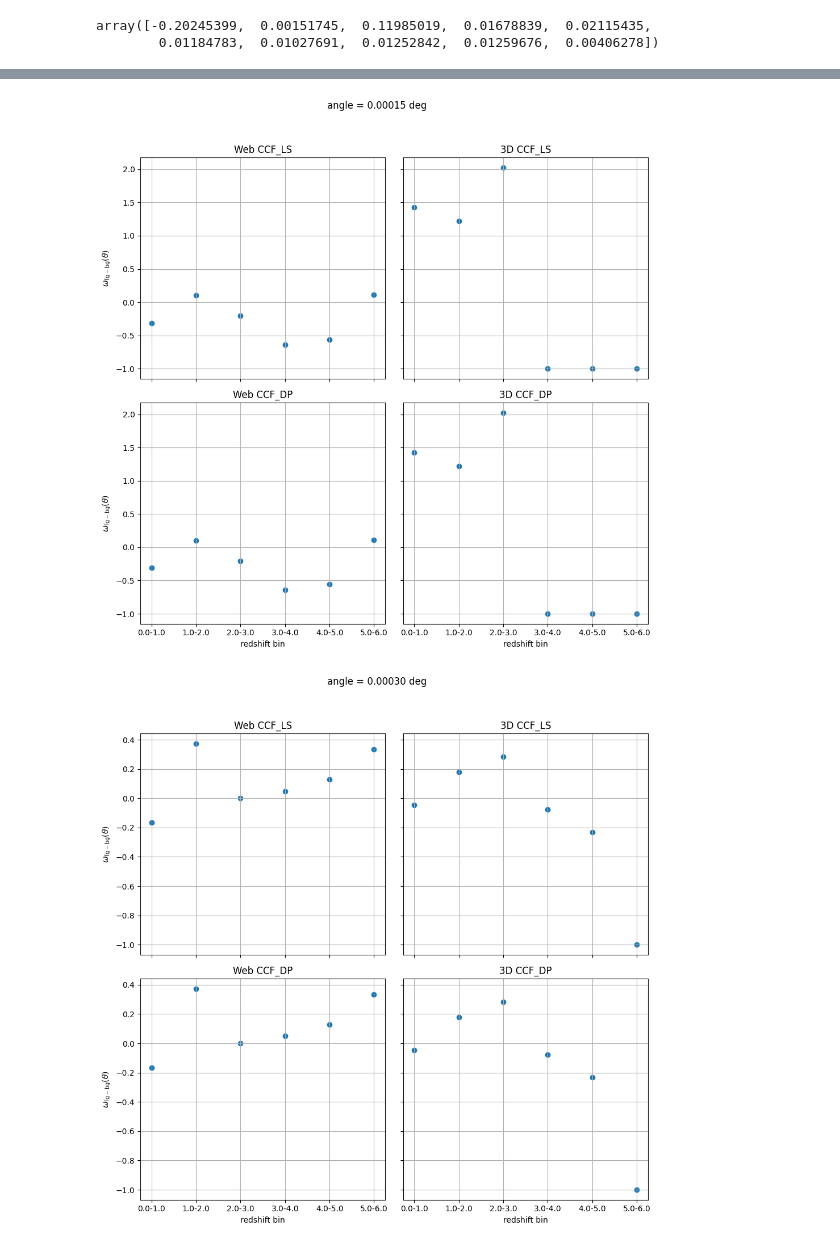
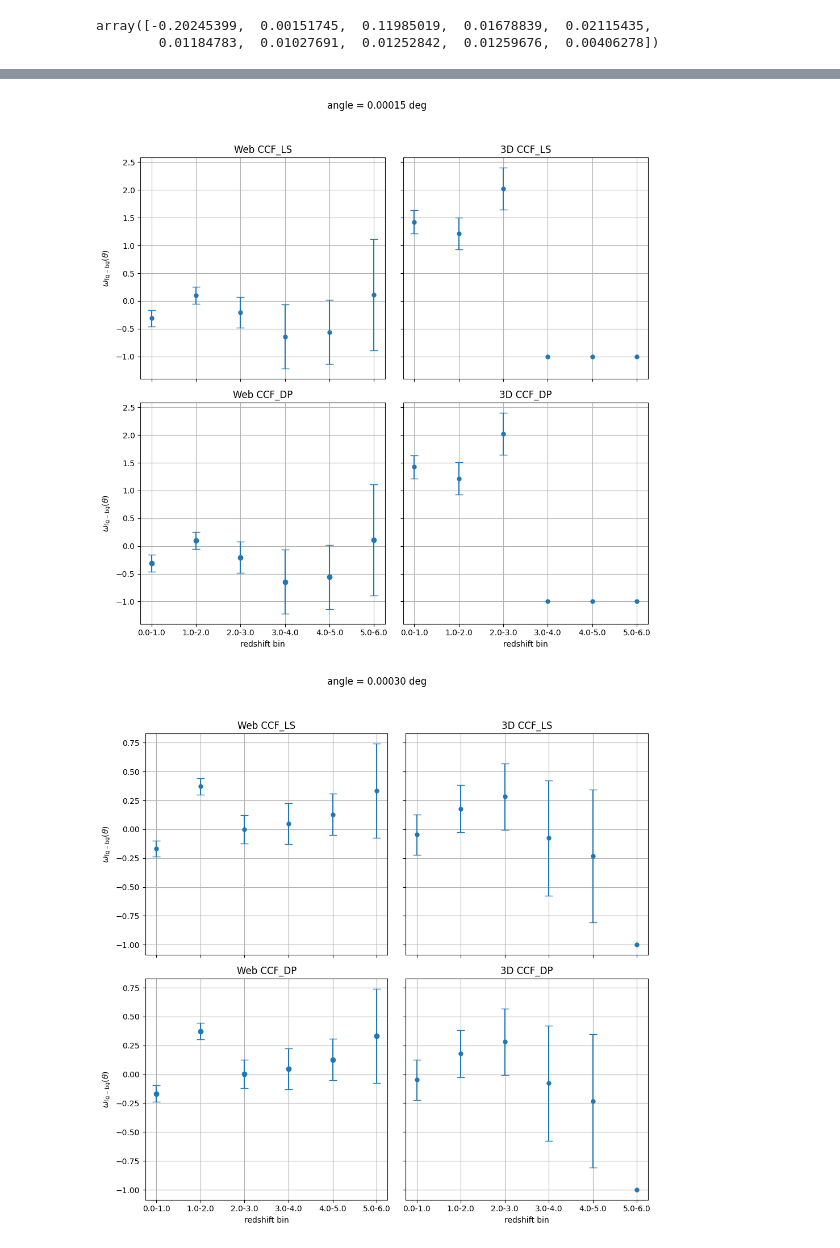
Before and after one commit to AndreasSvaerke/Mastercode_new, a Jupyter notebook: Yet_Another_Wizz.ipynb, the cells around one changed output, grey strips where cells are left out. Saved outputs shown, nothing was run; the diff lists cells and outputs as text; code cells hidden in the pictures.

```diff
--- a/Yet_Another_Wizz.ipynb
+++ b/Yet_Another_Wizz.ipynb
@@ -505,7 +281,9 @@ plt.title('Web CCF_DP')
 sep = [0.9, 0.8, 0.7, 0.6, 0.5, 0.4]
 for i in range(len(z_bins)):
     z=z_bins[i]
-    plt.plot(theta_Web['CCF_DP'][z].to('deg').value*sep[i], Omega_Web['CCF_DP'][z],label=z)
+    plt.errorbar(theta_Web['CCF_DP'][z].to('deg').value*sep[i], Omega_Web['CCF_DP'][z],
+            yerr=Error_Web['CCF_DP'][z], fmt='o', ms=10,capsize=5, label=z)
+
     plt.hlines(0.0, 0.9*theta_Web['CCF_DP'][z].min().to('deg').value,
                 1.1*theta_Web['CCF_DP'][z].max().to('deg').value,
                 linestyle='dotted',color='black')
@@ -519,8 +297,8 @@ plt.subplot(1,2,2)
 plt.title('3D CCF_DP')
 for i in range(len(z_bins)):
     z=z_bins[i]
-    plt.plot(theta_3D['CCF_DP'][z].to('deg').value*sep[i], Omega_3D['CCF_DP'][z], label=z)
-
+    plt.errorbar(theta_3D['CCF_DP'][z].to('deg').value*sep[i], Omega_3D['CCF_DP'][z],
+            yerr=Error_3D['CCF_DP'][z], fmt='o', ms=10,capsize=5, label=z)
 
     plt.hlines(0.0, 0.9*theta_3D['CCF_DP'][z].min().to('deg').value,
                 1.1*theta_3D['CCF_DP'][z].max().to('deg').value,
@@ -572,33 +321,64 @@ for angle in range(len(angles)):
+# %%
+def extract_values_errors(Omega, Error, z_bins, angles):
+    values_DP, values_LS = [], []
+    errors_DP, errors_LS = [], []
+    for angle in range(len(angles)):
+        value_DP, value_LS = [], []
+        error_DP, error_LS = [], []
+        for z in z_bins:
+            value_DP.append(Omega['CCF_DP'][z][angle])
+            value_LS.append(Omega['CCF_LS'][z][angle])
+            error_DP.append(Error['CCF_DP'][z][angle])
+            error_LS.append(Error['CCF_LS'][z][angle])
+
+        values_DP.append(value_DP)
+        values_LS.append(value_DP)
+        errors_DP.append(error_DP)
+        errors_LS.append(error_DP)
+    return values_DP, values_LS, errors_DP, errors_LS
+
+values_web_DP, values_web_LS, errors_web_DP, errors_web_LS = extract_values_errors(
+    Omega_Web, Error_Web, z_bins, angles
+)
+
+values_3D_DP, values_3D_LS, errors_3D_DP, errors_3D_LS = extract_values_errors(
+    Omega_3D, Error_3D, z_bins, angles
+)
 # %%
 for j in range(len(values_web_DP)):
     fig, axes = plt.subplots(2, 2, figsize=(10,10), sharey=True)
     fig.suptitle(f'angle = {angles[j]:.5f} deg')
 
     axes[0,0].set_title('Web CCF_LS')
     #axes[0,0].set_xlabel('redshift bin')
     axes[0,0].set_ylabel(r'$\omega_{\rm fg-bg}(\theta)$')
-    axes[0,0].scatter(z_bins, values_web_LS[j])
+    axes[0,0].errorbar(z_bins, values_web_LS[j],
+            yerr=errors_web_LS[j], fmt='.', ms=10,capsize=5, label=z)
     axes[0,0].tick_params(labelbottom=False)
     axes[0,0].grid()
 
     axes[0,1].set_title('3D CCF_LS')
     #axes[0,1].set_xlabel('redshift bin')
-    axes[0,1].scatter(z_bins, values_3D_LS[j])
+    axes[0,1].errorbar(z_bins, values_3D_LS[j],
+            yerr=errors_3D_LS[j], fmt='.', ms=10,capsize=5, label=z)
     axes[0,1].tick_params(labelbottom=False)
     axes[0,1].grid()
 
     axes[1,0].set_title('Web CCF_DP')
     axes[1,0].set_xlabel('redshift bin')
+    axes[1,0].errorbar(z_bins, values_web_DP[j],
+            yerr=errors_web_DP[j], fmt='.', ms=10,capsize=5, label=z)
     axes[1,0].set_ylabel(r'$\omega_{\rm fg-bg}(\theta)$')
     axes[1,0].scatter(z_bins, values_web_DP[j])
     axes[1,0].grid()
 
     axes[1,1].set_title('3D CCF_DP')
     axes[1,1].set_xlabel('redshift bin')
-    axes[1,1].scatter(z_bins, values_3D_DP[j])
+    axes[1,1].errorbar(z_bins, values_3D_DP[j],
+            yerr=errors_3D_DP[j], fmt='.', ms=10,capsize=5, label=z)
     axes[1,1].grid()
 
     plt.tight_layout(rect=[0, 0, 1, 0.95])  # leave space for suptitle
 # %% [output]
-[figure, old version]
+[figure, new version]
-[figure, old version]
+[figure, new version]
```
Also changed, not shown: parts of 38 cells of this notebook, 1 other file.
